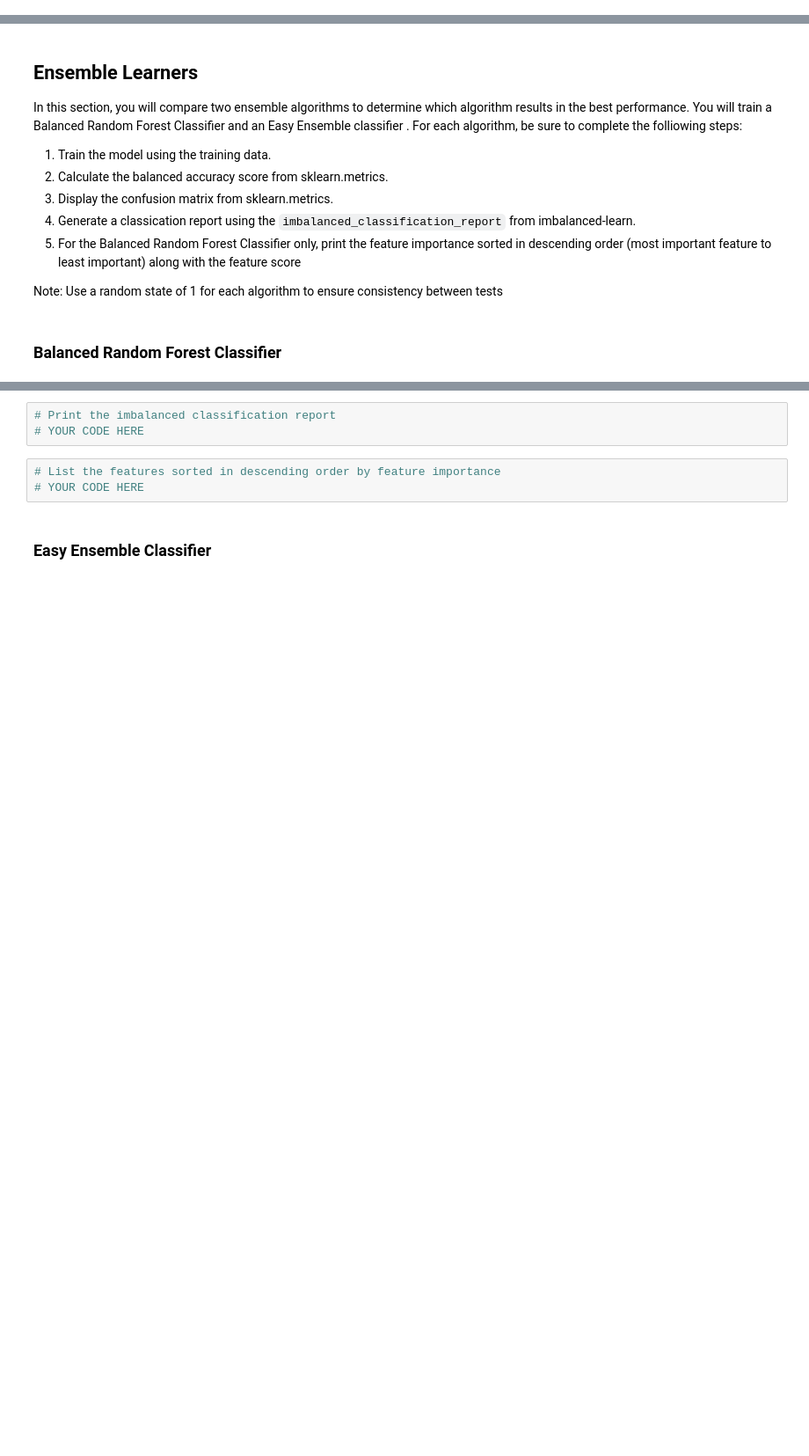
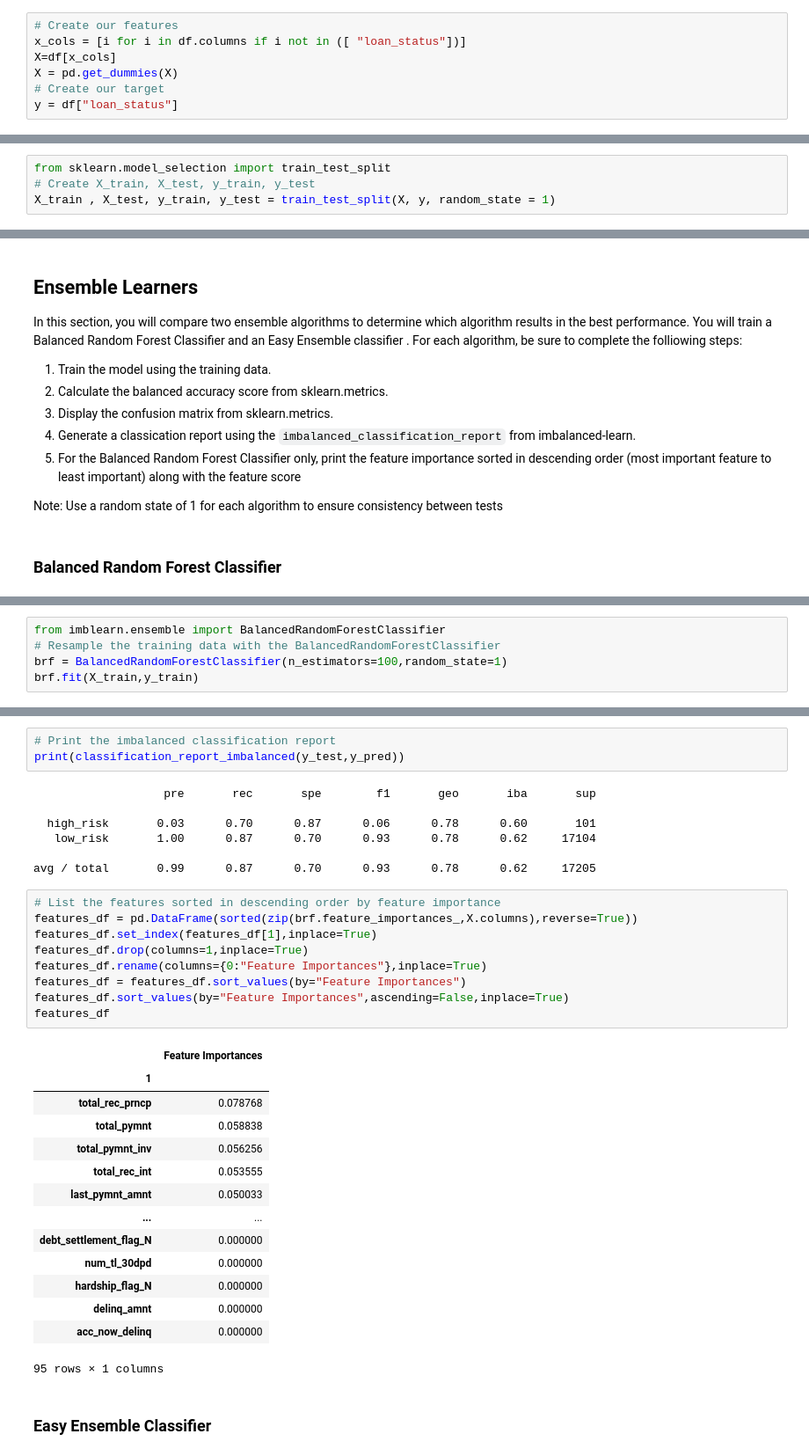
Before and after one commit to Vielufs/Risky_Business, a Jupyter notebook: credit_risk_ensemble.ipynb, the cells around one changed output, grey strips where cells are left out. Shown: that part at 88% size. Cells and saved outputs as stored; diff of their text form; blank space fills up the shorter version.

```diff
--- a/credit_risk_ensemble.ipynb
+++ b/credit_risk_ensemble.ipynb
@@ -53,2 +47,9 @@ y = # YOUR CODE HERE
+# %%
+# Create our features
+x_cols = [i for i in df.columns if i not in ([ "loan_status"])]
+X=df[x_cols]
+X = pd.get_dummies(X)
+# Create our target
+y = df["loan_status"]
 # %%
 X.describe()
@@ -61,3 +83,7 @@ X.describe()
+# %%
+from sklearn.model_selection import train_test_split
+# Create X_train, X_test, y_train, y_test
+X_train , X_test, y_train, y_test = train_test_split(X, y, random_state = 1)
 # %% [markdown]
 ## Data Pre-Processing
 
@@ -94,0 +117,5 @@ Note: Use a random state of 1 for each algorithm to ensure consistency between t
+# %%
+from imblearn.ensemble import BalancedRandomForestClassifier
+# Resample the training data with the BalancedRandomForestClassifier
+brf = BalancedRandomForestClassifier(n_estimators=100,random_state=1)
+brf.fit(X_train,y_train)
@@ -98,8 +138,36 @@ Note: Use a random state of 1 for each algorithm to ensure consistency between t
 # %%
 # Print the imbalanced classification report
-# YOUR CODE HERE
+print(classification_report_imbalanced(y_test,y_pred))
+# %% [output]
+                   pre       rec       spe        f1       geo       iba       sup
+
+  high_risk       0.03      0.70      0.87      0.06      0.78      0.60       101
+   low_risk       1.00      0.87      0.70      0.93      0.78      0.62     17104
+
+avg / total       0.99      0.87      0.70      0.93      0.78      0.62     17205
-# %%
-# List the features sorted in descending order by feature importance
-# YOUR CODE HERE
+# %%
+# List the features sorted in descending order by feature importance
+features_df = pd.DataFrame(sorted(zip(brf.feature_importances_,X.columns),reverse=True))
+features_df.set_index(features_df[1],inplace=True)
+features_df.drop(columns=1,inplace=True)
+features_df.rename(columns={0:"Feature Importances"},inplace=True)
+features_df = features_df.sort_values(by="Feature Importances")
+features_df.sort_values(by="Feature Importances",ascending=False,inplace=True)
+features_df
+# %% [output]
+|  | Feature Importances |
+| 1 |  |
+| total_rec_prncp | 0.078768 |
+| total_pymnt | 0.058838 |
+| total_pymnt_inv | 0.056256 |
+| total_rec_int | 0.053555 |
+| last_pymnt_amnt | 0.050033 |
+| ... | ... |
+| debt_settlement_flag_N | 0.000000 |
+| num_tl_30dpd | 0.000000 |
+| hardship_flag_N | 0.000000 |
+| delinq_amnt | 0.000000 |
+| acc_now_delinq | 0.000000 |
+95 rows × 1 columns
 # %% [markdown]
 ### Easy Ensemble Classifier
```
Also changed, not shown: parts of 20 cells of this notebook, 3 other files.
